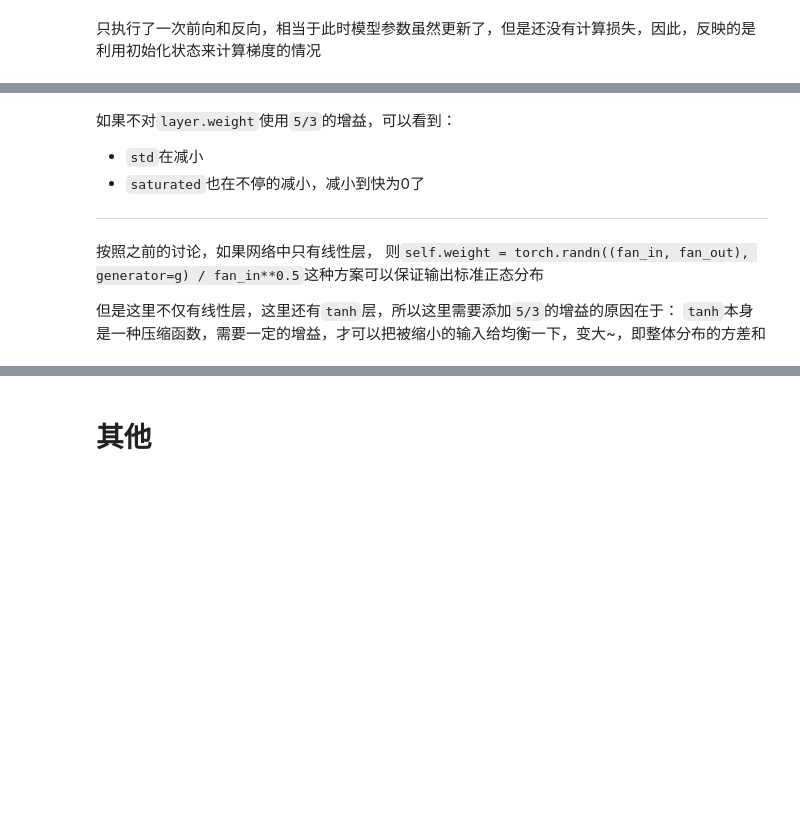
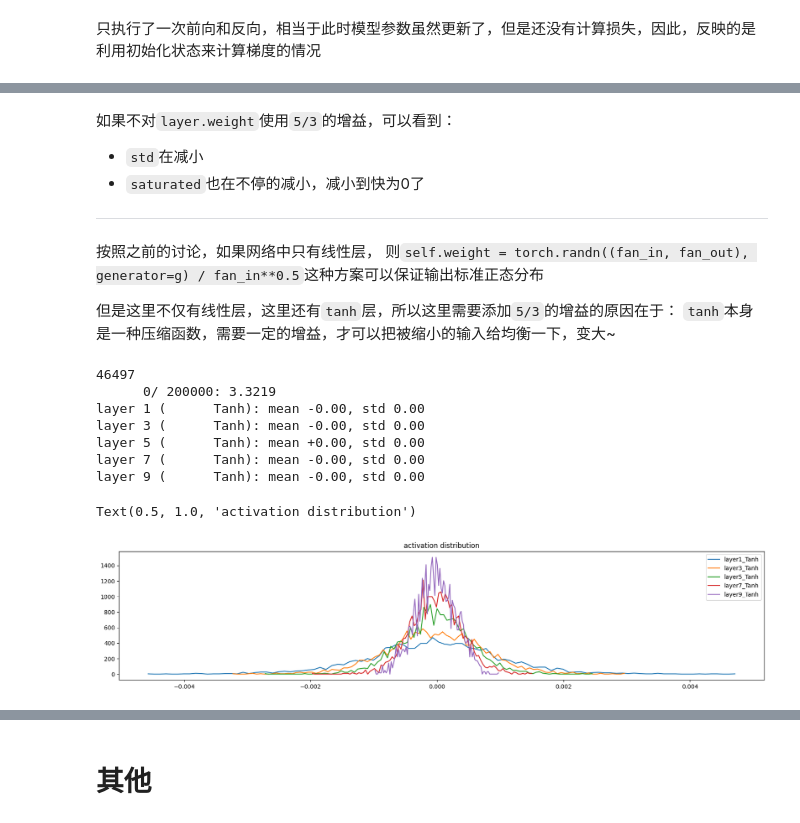
Before and after one commit to CastleDream/learnGPTfromScratch, a Jupyter notebook: code/4_MLP2_demo.ipynb, the cells around one changed output, grey strips where cells are left out. Cells and saved outputs as stored; diff of their text form; code cells hidden in the pictures; blank space fills up the shorter version.

```diff
--- a/code/4_MLP2_demo.ipynb
+++ b/code/4_MLP2_demo.ipynb
@@ -307,4 +282,28 @@ Text(0.5, 1.0, 'activation distribution')
 
 按照之前的讨论，如果网络中只有线性层， 则`self.weight = torch.randn((fan_in, fan_out), generator=g) / fan_in**0.5`这种方案可以保证输出标准正态分布
 
-但是这里不仅有线性层，这里还有`tanh`层，所以这里需要添加`5/3`的增益的原因在于： `tanh`本身是一种压缩函数，需要一定的增益，才可以把被缩小的输入给均衡一下，变大~，即整体分布的方差和
+但是这里不仅有线性层，这里还有`tanh`层，所以这里需要添加`5/3`的增益的原因在于： `tanh`本身是一种压缩函数，需要一定的增益，才可以把被缩小的输入给均衡一下，变大~
+# %%
+# 也可以看看梯度的情况
+layers = run(gain = 3) # gain = 1   gain = 0.5
+plt.figure(figsize=(20, 4))
+legends = []
+for i, layer in enumerate(layers[:-1]):
+  if isinstance(layer, Tanh):
+    t = layer.out.grad
+    print('layer %d (%10s): mean %+.2f, std %.2f' % (i, layer.__class__.__name__, t.mean(), t.std()))
+    hy, hx = torch.histogram(t, density=True)
+    plt.plot(hx[:-1].detach(), hy.detach())
+    legends.append(f'layer{i}_{layer.__class__.__name__}')
+plt.legend(legends);
+plt.title('activation distribution')
+# %% [output]
+46497
+      0/ 200000: 3.3219
+layer 1 (      Tanh): mean -0.00, std 0.00
+layer 3 (      Tanh): mean -0.00, std 0.00
+layer 5 (      Tanh): mean +0.00, std 0.00
+layer 7 (      Tanh): mean -0.00, std 0.00
+layer 9 (      Tanh): mean -0.00, std 0.00
+Text(0.5, 1.0, 'activation distribution')
+[figure, added]
```
Also changed, not shown: parts of 24 cells of this notebook, 2 other files.
